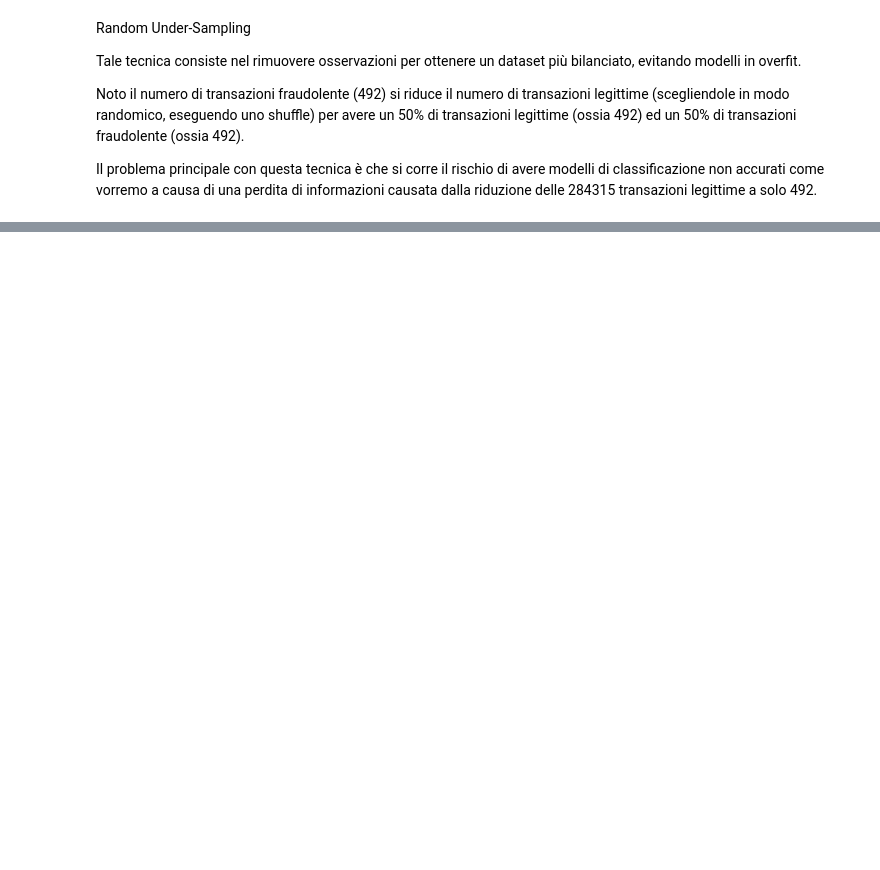
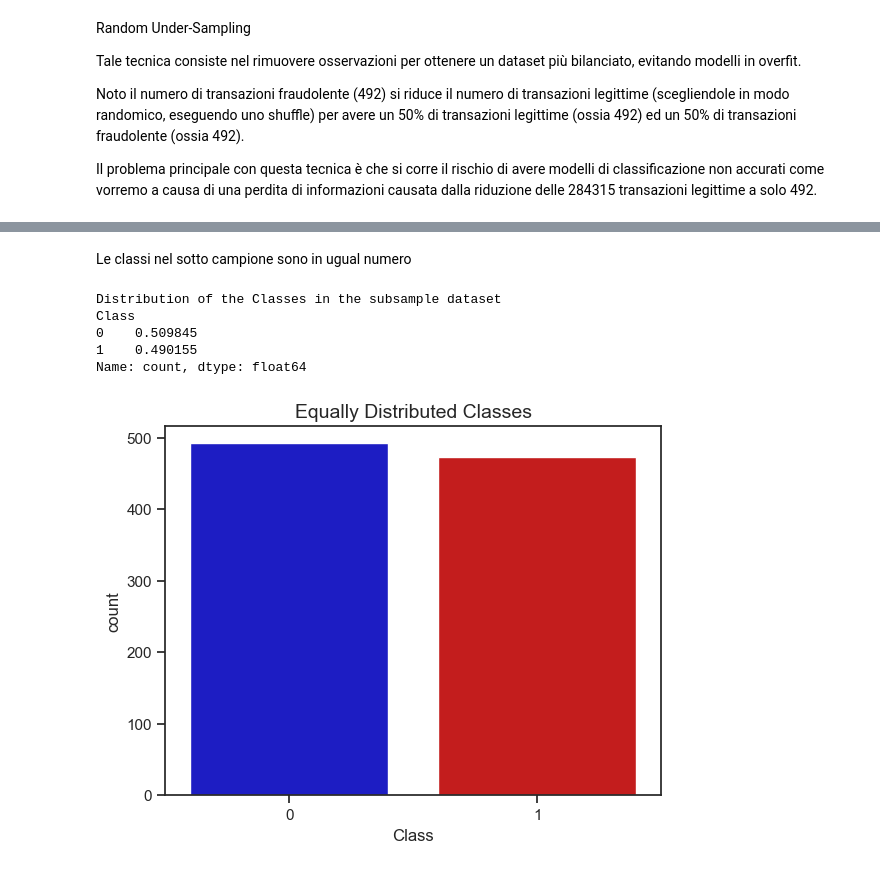
Before and after one commit to FrankDena/ProgettoML, a Jupyter notebook: progetto.ipynb, the cells around one changed output, grey strips where cells are left out. Saved outputs shown, nothing was run; the diff lists cells and outputs as text; code cells hidden in the pictures; blank space fills up the shorter version.

```diff
--- a/progetto.ipynb
+++ b/progetto.ipynb
@@ -492 +496,19 @@ new_df.head()
 5 rows × 31 columns
+# %% [markdown]
+Le classi nel sotto campione sono in ugual numero
+# %%
+print('Distribution of the Classes in the subsample dataset')
+print(new_df['Class'].value_counts()/len(new_df))
+
+colors1 = ["#0101DF", "#DF0101"]
+
+sns.countplot(x='Class', data=new_df, palette=colors1)
+plt.title('Equally Distributed Classes', fontsize=14)
+plt.show()
+# %% [output]
+Distribution of the Classes in the subsample dataset
+Class
+0    0.509845
+1    0.490155
+Name: count, dtype: float64
+[figure, added]
```
Also changed, not shown: parts of 30 cells of this notebook.
